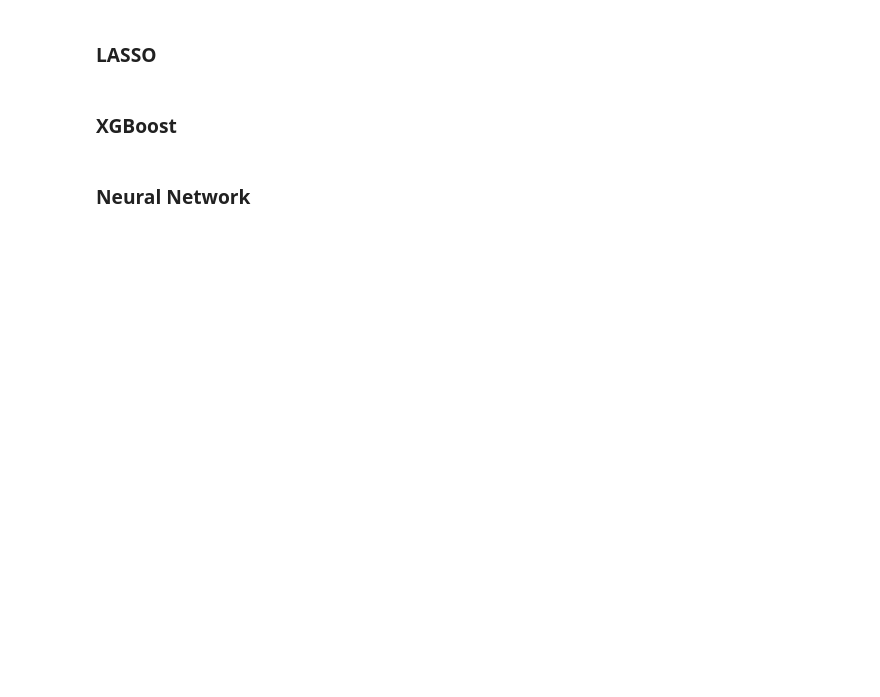
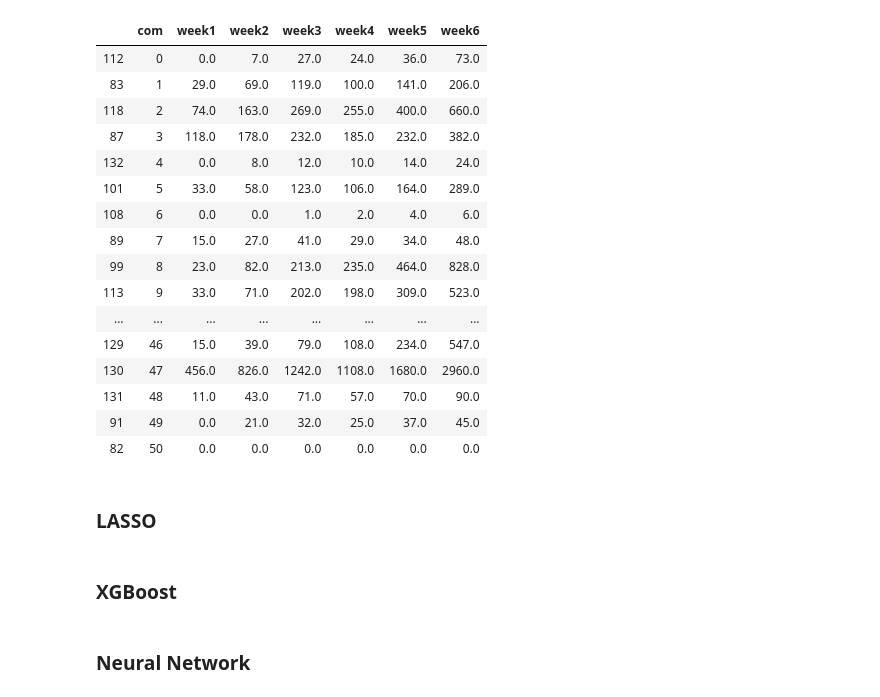
Before and after one commit to gweintra/covid19, a Jupyter notebook: ml_models.ipynb, the cells around one changed output. Drawn from its saved outputs; the diff is of its cells as text; code cells hidden in the pictures; blank space fills up the shorter version.

Commit message:
aggregate data methods added

```diff
--- a/ml_models.ipynb
+++ b/ml_models.ipynb
@@ -11,0 +52,18 @@ df.head()
+# %%
+"""
+Create dataframe of edge information: (home_commune, external_commune, week, mean_population_commune)
+IDs and weeks are standardized.
+
+Aggregate information according to same communes.
+"""
+t = df_mob.week.min()
+get_zone_to_com_sid = lambda i: dict_zone_commune_sid[i]
+
+df_edge_list = df_mob[["home_zone","code_zone","week","mean_population_zone"]]
+df_edge_list.columns = ['home_com', 'ext_com', 'week', 'mean_pop_com']
+df_edge_list.loc[:,"home_com"] = df_edge_list.loc[:,"home_com"].apply(get_zone_to_com_sid)
+df_edge_list.loc[:,"ext_com"] = df_edge_list.loc[:,"ext_com"].apply(get_zone_to_com_sid)
+df_edge_list.loc[:,"week"] = df_edge_list.loc[:,"week"] - t
+
+# Aggregate data by summing population of equivalent edges in same week.
+df_edge_list = df_edge_list.groupby(['home_com','ext_com','week']).agg({'mean_pop_com':'sum'}).reset_index()
@@ -11,0 +86,12 @@ df.head()
+# %%
+"""
+Create mobility matrix: A[i,j,t]
+"""
+T = df_mob.week.max() - df_mob.week.min() + 1
+N = len(dict_commune_sid)
+A = np.zeros((N, N, T))
+
+edge_list = zip(df_edge_list.home_com, df_edge_list.ext_com, df_edge_list.week, df_edge_list.mean_pop_com)
+for edge in edge_list:
+    i, j, t, a_ijt = edge
+    A[i,j,t] += a_ijt
@@ -12,3 +122,36 @@ df.head()
+# %%
+get_com_sid = lambda i: dict_commune_sid[i] if i in dict_commune_sid else pd.NaT
+df_y = pd.DataFrame()
+df_y["com"] = df_inf["Codigo comuna"]
+df_y.loc[:,"com"] = df_y.loc[:,"com"].apply(get_com_sid)
+df_y["week1"] = df_inf["2020-03-30"] + df_inf["2020-04-01"] + df_inf["2020-04-03"]
+df_y["week2"] = df_inf["2020-04-06"] + df_inf["2020-04-08"] + df_inf["2020-04-10"]
+df_y["week3"] = df_inf["2020-04-13"] + df_inf["2020-04-15"] + df_inf["2020-04-17"]
+df_y["week4"] = df_inf["2020-04-20"] + df_inf["2020-04-24"]
+df_y["week5"] = df_inf["2020-04-27"] + df_inf["2020-05-01"]
+df_y["week6"] = df_inf["2020-05-04"] + df_inf["2020-05-08"]
+df_y = df_y.dropna()
+df_y = df_y.sort_values("com")
+# %%
+df_y
+# %% [output]
+|  | com | week1 | week2 | week3 | week4 | week5 | week6 |
+| 112 | 0 | 0.0 | 7.0 | 27.0 | 24.0 | 36.0 | 73.0 |
+| 83 | 1 | 29.0 | 69.0 | 119.0 | 100.0 | 141.0 | 206.0 |
+| 118 | 2 | 74.0 | 163.0 | 269.0 | 255.0 | 400.0 | 660.0 |
+| 87 | 3 | 118.0 | 178.0 | 232.0 | 185.0 | 232.0 | 382.0 |
+| 132 | 4 | 0.0 | 8.0 | 12.0 | 10.0 | 14.0 | 24.0 |
+| 101 | 5 | 33.0 | 58.0 | 123.0 | 106.0 | 164.0 | 289.0 |
+| 108 | 6 | 0.0 | 0.0 | 1.0 | 2.0 | 4.0 | 6.0 |
+| 89 | 7 | 15.0 | 27.0 | 41.0 | 29.0 | 34.0 | 48.0 |
+| 99 | 8 | 23.0 | 82.0 | 213.0 | 235.0 | 464.0 | 828.0 |
+| 113 | 9 | 33.0 | 71.0 | 202.0 | 198.0 | 309.0 | 523.0 |
+| ... | ... | ... | ... | ... | ... | ... | ... |
+| 129 | 46 | 15.0 | 39.0 | 79.0 | 108.0 | 234.0 | 547.0 |
+| 130 | 47 | 456.0 | 826.0 | 1242.0 | 1108.0 | 1680.0 | 2960.0 |
+| 131 | 48 | 11.0 | 43.0 | 71.0 | 57.0 | 70.0 | 90.0 |
+| 91 | 49 | 0.0 | 21.0 | 32.0 | 25.0 | 37.0 | 45.0 |
+| 82 | 50 | 0.0 | 0.0 | 0.0 | 0.0 | 0.0 | 0.0 |
 # %%
 # Visualize data to detect stationarity
 def plot_vars(data, levels, color, leveltype):
```
Also changed, not shown: parts of 9 cells of this notebook.
